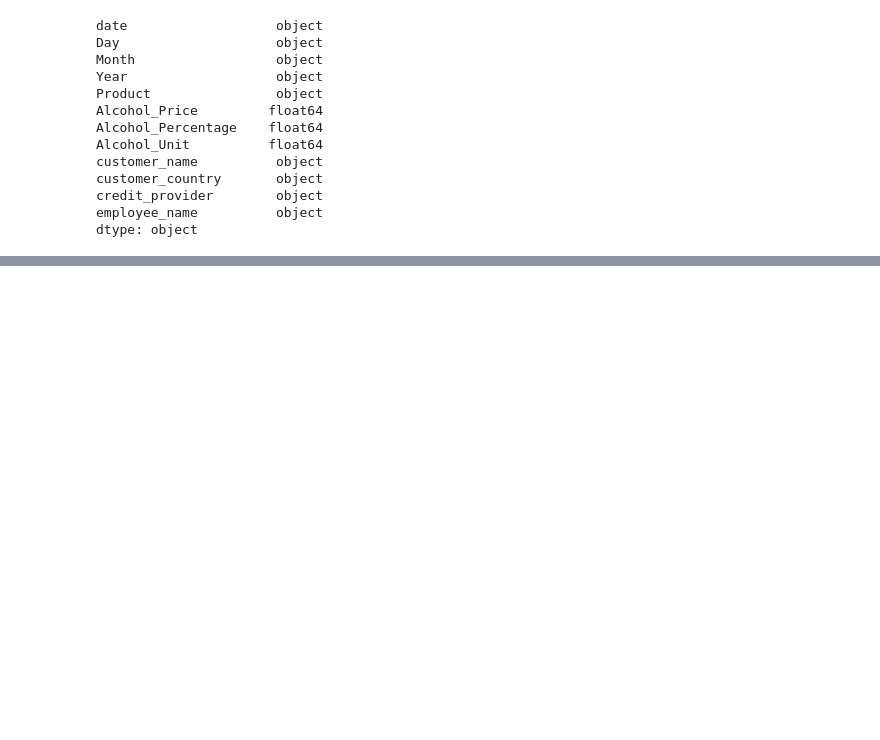
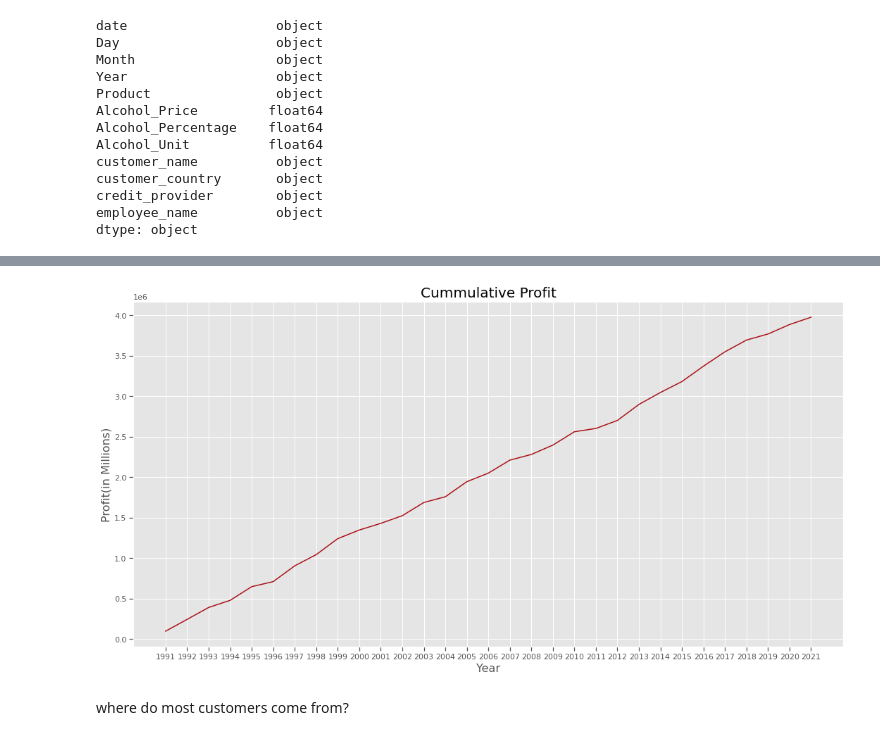
Before and after one commit to Blvisse/Data-Eng, a Jupyter notebook: whiskey-retail-store/notebooks/data_analysis.ipynb, the cells around one changed output, grey strips where cells are left out. Saved outputs shown, nothing was run; the diff lists cells and outputs as text; code cells hidden in the pictures; blank space fills up the shorter version.

```diff
--- a/whiskey-retail-store/notebooks/data_analysis.ipynb
+++ b/whiskey-retail-store/notebooks/data_analysis.ipynb
@@ -183,0 +479,15 @@ AssertionError: Failed date test for column: date
+# %%
+x = rev_per_year.Year
+y = np.cumsum(rev_per_year['Total_Revenue'])
+
+plt.rcParams["figure.figsize"] = [15, 8]
+plt.rcParams["figure.autolayout"] = True
+plt.plot(x,y)
+plt.xlabel('Year', size = 16)
+plt.ylabel('Profit(in Millions)', size = 16)
+plt.title('Cummulative Profit', size = 20)
+plt.show()
+# %% [output]
+[figure, added]
+# %% [markdown]
+where do most customers come from?
```
Also changed, not shown: parts of 35 cells of this notebook.
